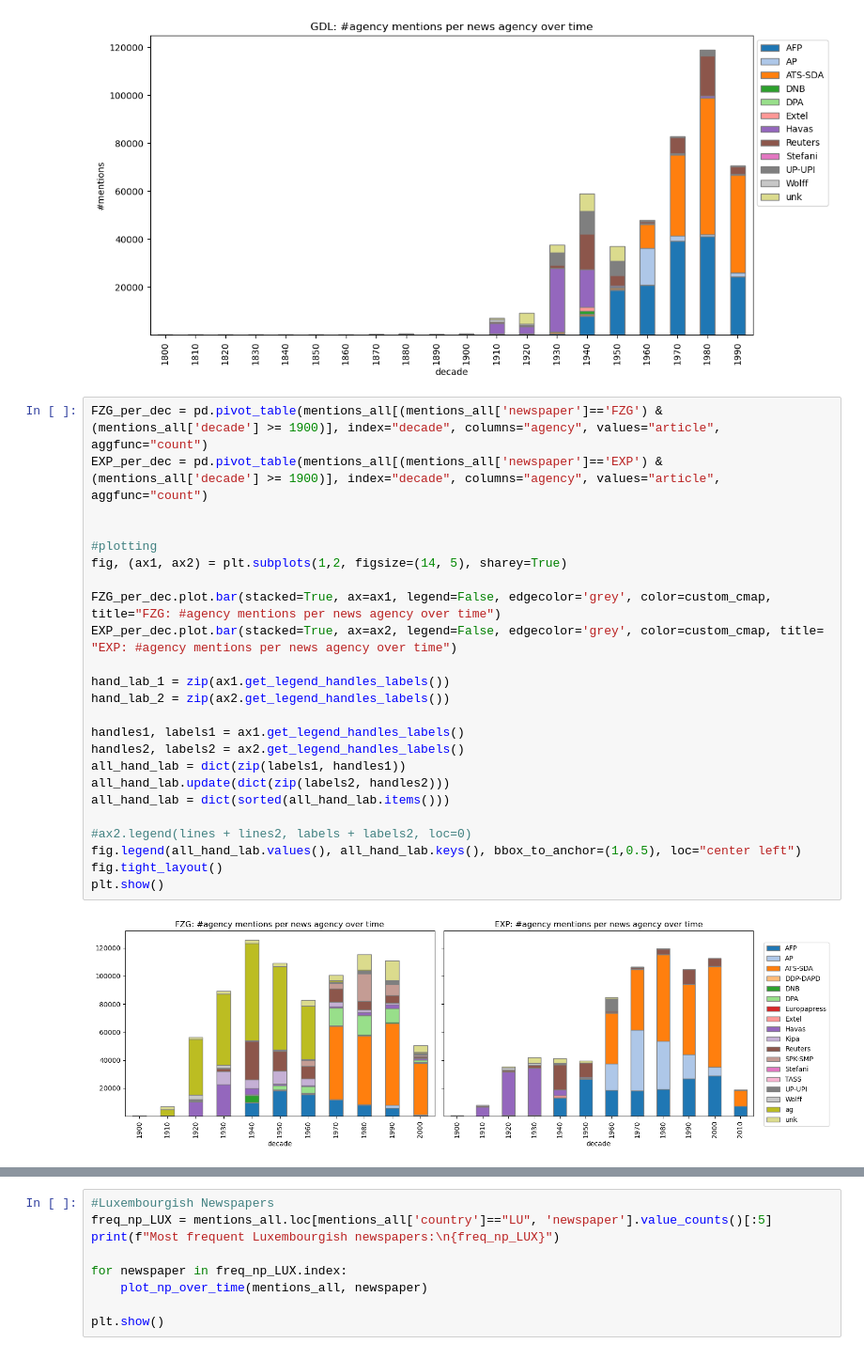
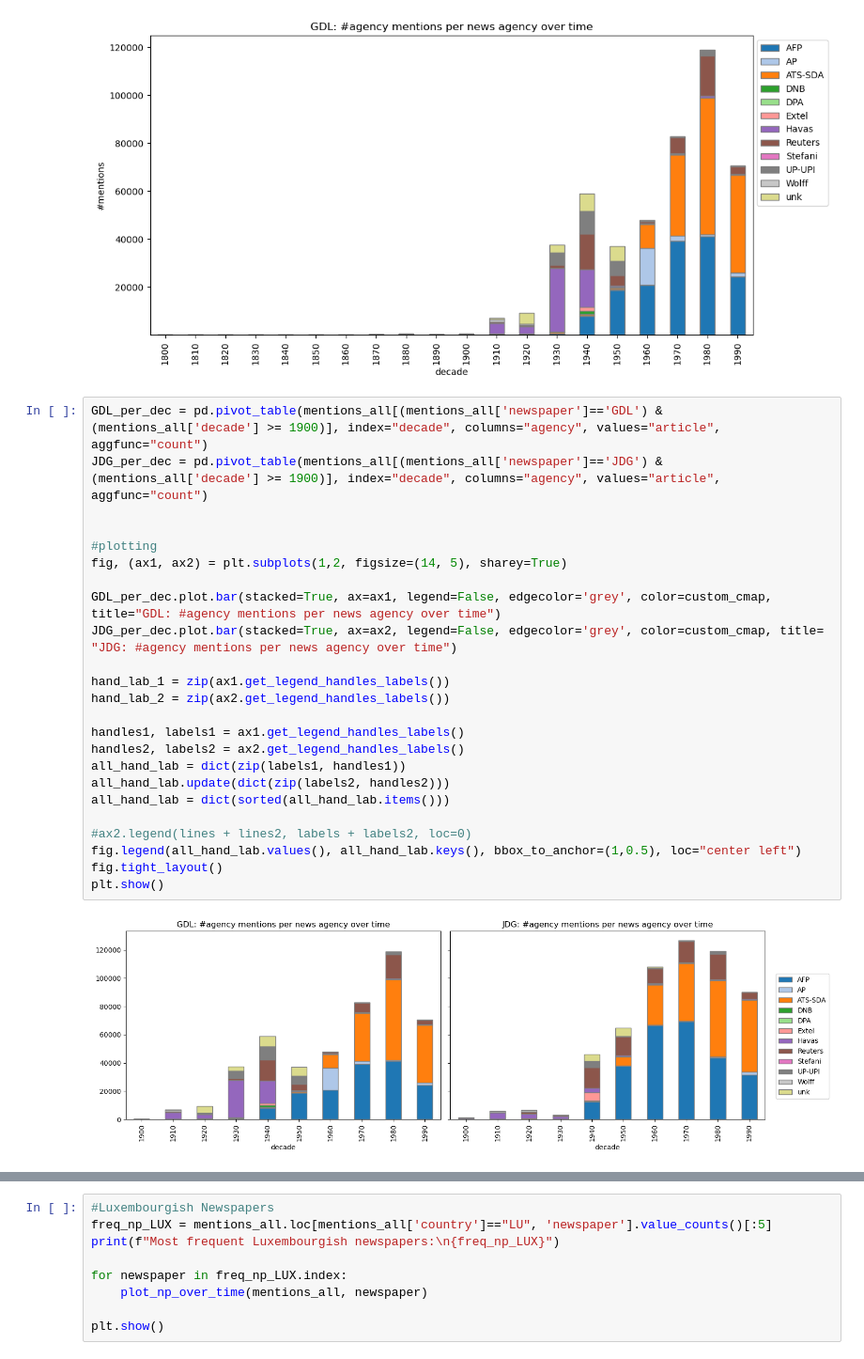
Before and after one commit to impresso/newsagency-classification, a Jupyter notebook: notebooks/4_analysis/descriptive_analysis.ipynb, the cells around one changed output, grey strips where cells are left out. Shown at 94% size. Cells and saved outputs as stored; diff of their text form.

```diff
--- a/notebooks/4_analysis/descriptive_analysis.ipynb
+++ b/notebooks/4_analysis/descriptive_analysis.ipynb
@@ -512,28 +567,28 @@ Name: newspaper, dtype: int64
 [figure]
 [figure]
 # %%
-FZG_per_dec = pd.pivot_table(mentions_all[(mentions_all['newspaper']=='FZG') & (mentions_all['decade'] >= 1900)], index="decade", columns="agency", values="article", aggfunc="count")
-EXP_per_dec = pd.pivot_table(mentions_all[(mentions_all['newspaper']=='EXP') & (mentions_all['decade'] >= 1900)], index="decade", columns="agency", values="article", aggfunc="count")
+GDL_per_dec = pd.pivot_table(mentions_all[(mentions_all['newspaper']=='GDL') & (mentions_all['decade'] >= 1900)], index="decade", columns="agency", values="article", aggfunc="count")
+JDG_per_dec = pd.pivot_table(mentions_all[(mentions_all['newspaper']=='JDG') & (mentions_all['decade'] >= 1900)], index="decade", columns="agency", values="article", aggfunc="count")
 
 
 #plotting
 fig, (ax1, ax2) = plt.subplots(1,2, figsize=(14, 5), sharey=True)
 
-FZG_per_dec.plot.bar(stacked=True, ax=ax1, legend=False, edgecolor='grey', color=custom_cmap, title="FZG: #agency mentions per news agency over time")
-EXP_per_dec.plot.bar(stacked=True, ax=ax2, legend=False, edgecolor='grey', color=custom_cmap, title= "EXP: #agency mentions per news agency over time")
+GDL_per_dec.plot.bar(stacked=True, ax=ax1, legend=False, edgecolor='grey', color=custom_cmap, title="GDL: #agency mentions per news agency over time")
+JDG_per_dec.plot.bar(stacked=True, ax=ax2, legend=False, edgecolor='grey', color=custom_cmap, title= "JDG: #agency mentions per news agency over time")
 
 hand_lab_1 = zip(ax1.get_legend_handles_labels())
 hand_lab_2 = zip(ax2.get_legend_handles_labels())
 
 handles1, labels1 = ax1.get_legend_handles_labels()
 handles2, labels2 = ax2.get_legend_handles_labels()
 all_hand_lab = dict(zip(labels1, handles1))
 all_hand_lab.update(dict(zip(labels2, handles2)))
 all_hand_lab = dict(sorted(all_hand_lab.items()))
 
 #ax2.legend(lines + lines2, labels + labels2, loc=0)
 fig.legend(all_hand_lab.values(), all_hand_lab.keys(), bbox_to_anchor=(1,0.5), loc="center left")
 fig.tight_layout()
 plt.show()
 # %% [output]
-[figure, old version]
+[figure, new version]
```
Also changed, not shown: parts of 10 cells of this notebook, 15 other files.
